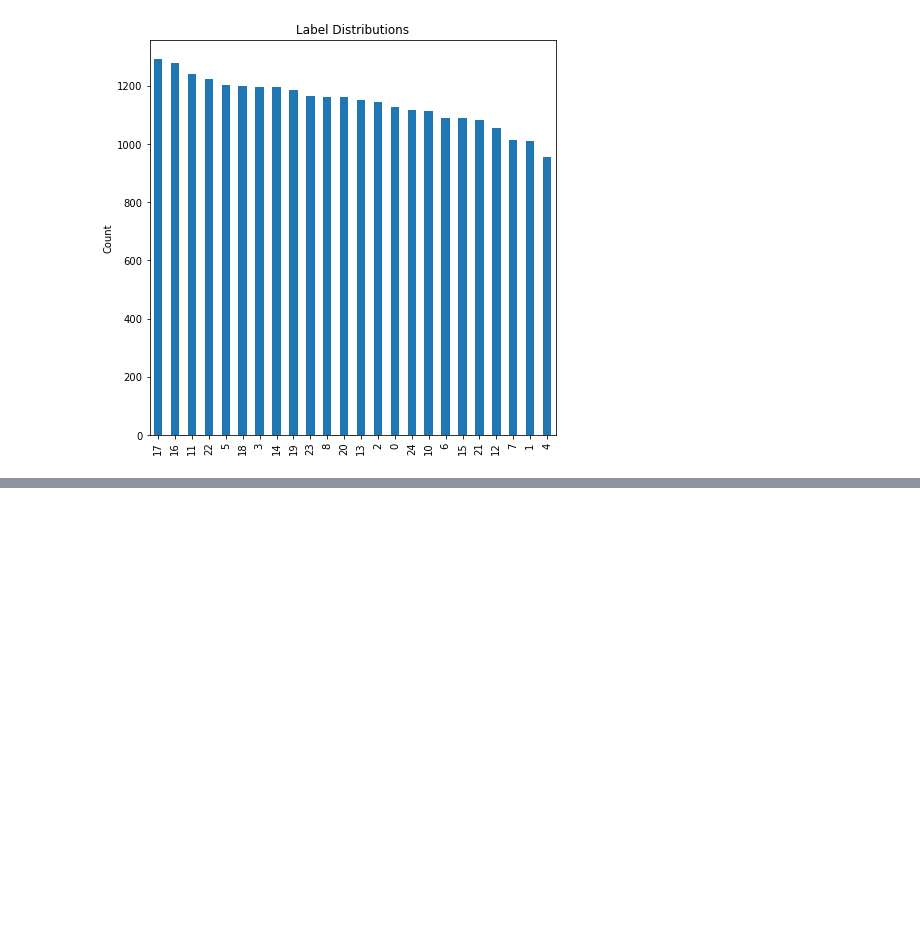
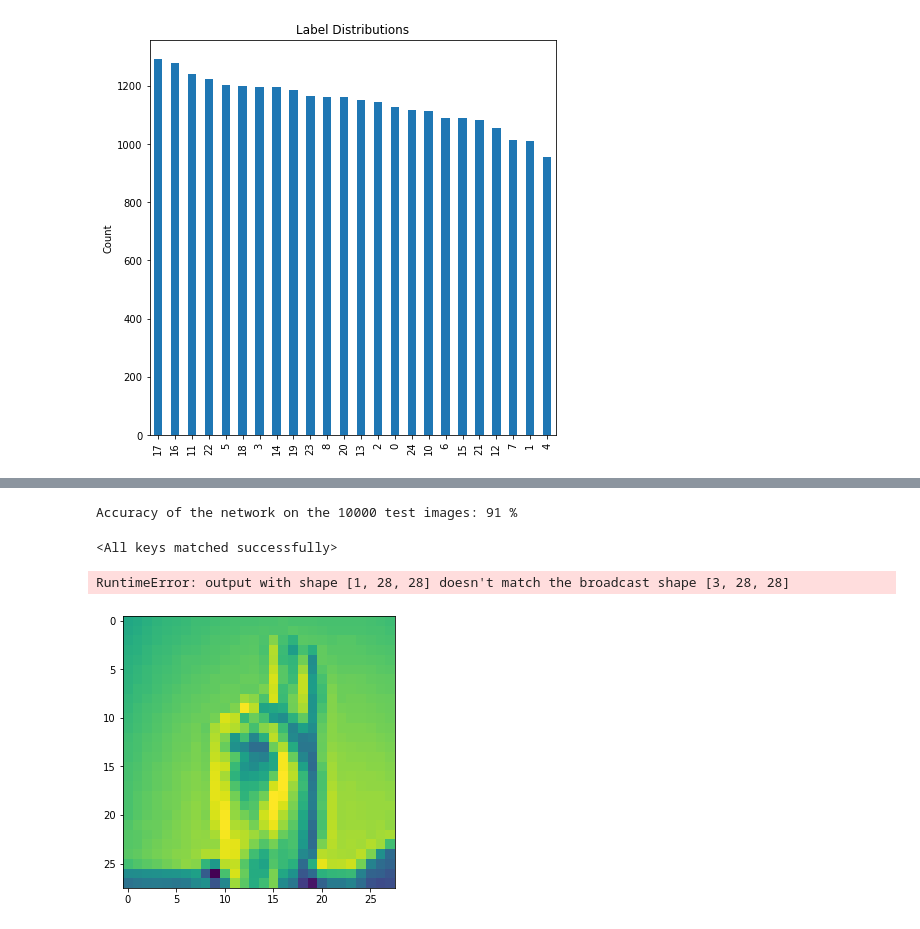
Before and after one commit to jekthewarrior/team-tums, a Jupyter notebook: TUMS.ipynb, the cells around one changed output, grey strips where cells are left out. Drawn from its saved outputs; the diff is of its cells as text; code cells hidden in the pictures; blank space fills up the shorter version.

```diff
--- a/TUMS.ipynb
+++ b/TUMS.ipynb
@@ -96,7 +97,7 @@ net = Net()
 import torch.optim as optim
 
 criterion = nn.CrossEntropyLoss()
-optimizer = optim.SGD(net.parameters(), lr=0.001, momentum=0.9)
+optimizer = optim.SGD(net.parameters(), lr=0.003, momentum=0.3)
 # %%
 for epoch in range(5):
     running_loss = 0.0
@@ -140,0 +139,18 @@ Ready for Tums!
+# %%
+correct = 0
+total = 0
+# since we're not training, we don't need to calculate the gradients for our outputs
+with torch.no_grad():
+    for data in testloader:
+        images, labels = data
+        # calculate outputs by running images through the network
+        outputs = net(images)
+        # the class with the highest energy is what we choose as prediction
+        _, predicted = torch.max(outputs.data, 1)
+        total += labels.size(0)
+        correct += (predicted == labels).sum().item()
+
+print('Accuracy of the network on the 10000 test images: %d %%' % (
+    100 * correct / total))
+# %% [output]
+Accuracy of the network on the 10000 test images: 91 %
@@ -144 +161,25 @@ PATH = './tums_net.pth'
 torch.save(net.state_dict(), PATH)
+# %%
+net = Net()
+net.load_state_dict(torch.load(PATH))
+# %% [output]
+<All keys matched successfully>
+# %%
+# Sample image prediction
+with torch.no_grad():
+    num = random.randint(1, test_data.shape[0])
+    fig, ax = plt.subplots(figsize=(5, 5))
+    image = test_data[num, 1:].reshape((28, 28))
+    plt.imshow(image)
+
+    prediction = net(mnist_transform(image))
+
+    predicted = np.argmax(prediction)
+
+    image = image.reshape(28, 28, 1)
+
+    print("Predicted Label: ", classes[predicted])
+    print("Actual Label: ", classes[int(test_data[num, 0])])
+# %% [output]
+RuntimeError: output with shape [1, 28, 28] doesn't match the broadcast shape [3, 28, 28]
+[figure, added]
```
Also changed, not shown: parts of 7 cells of this notebook.
